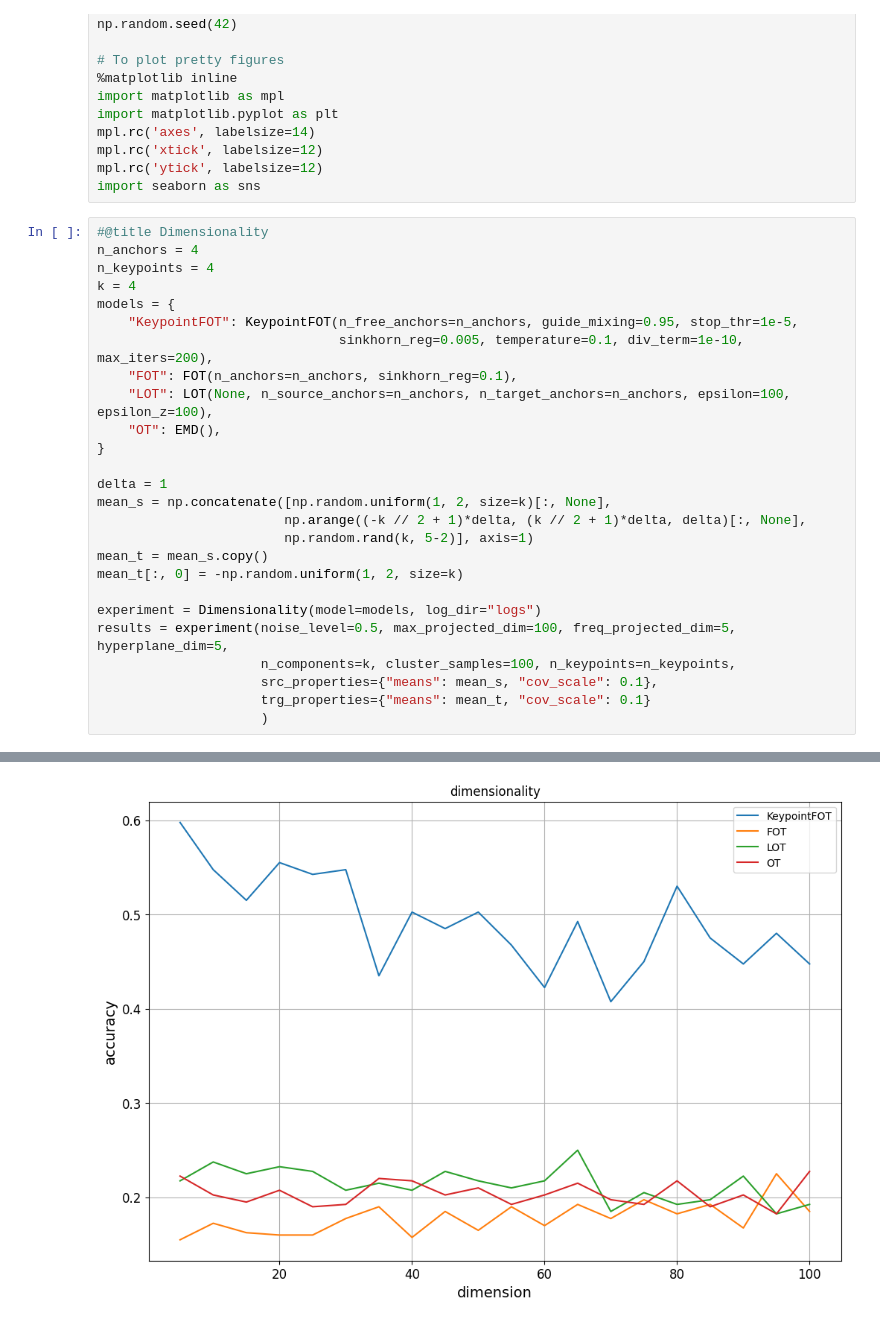
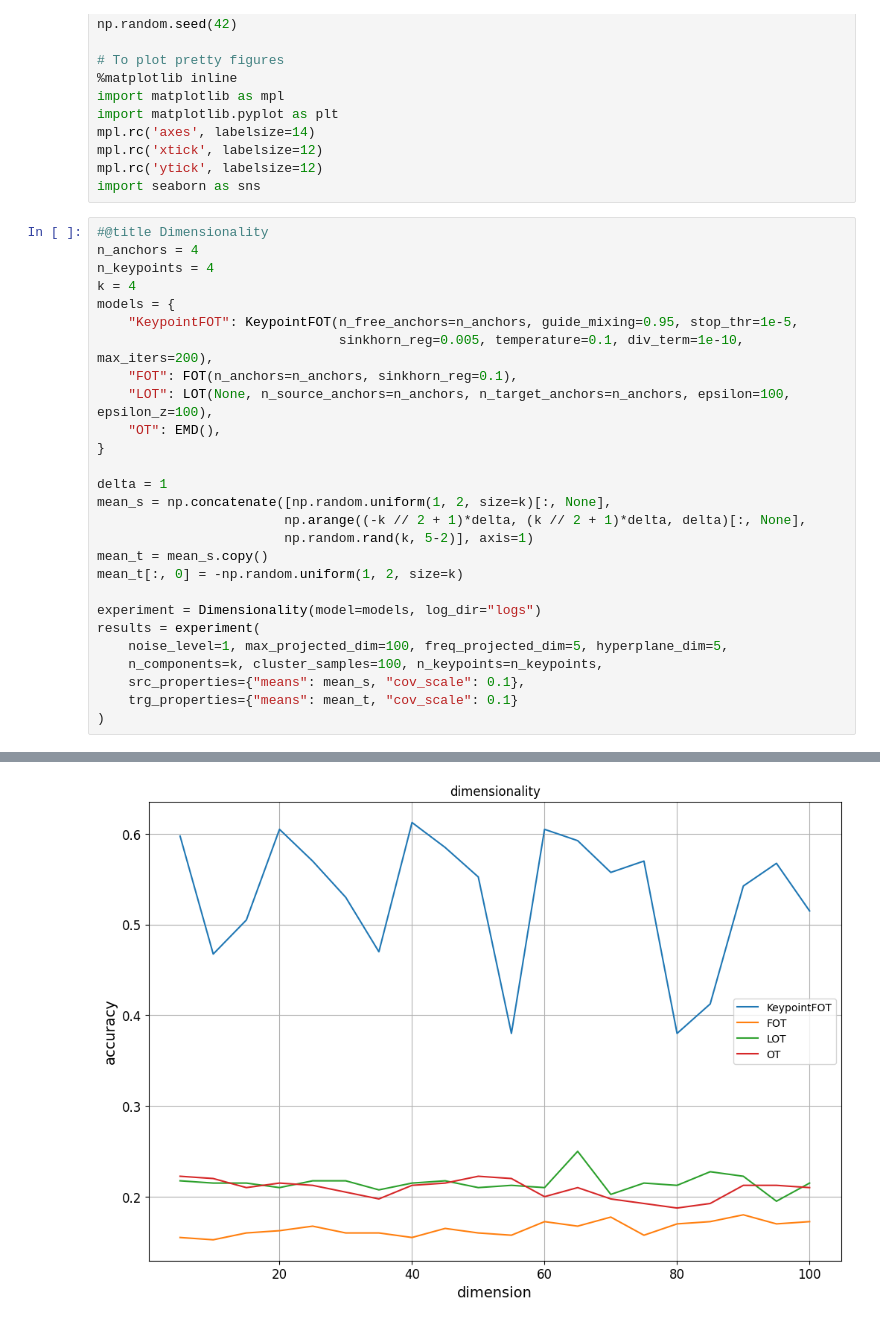
Before and after one commit to minhngt62/ot-kpgf, a Jupyter notebook: notebooks/robustness.ipynb, the cells around one changed output, grey strips where cells are left out. Saved outputs shown, nothing was run; the diff lists cells and outputs as text.

Commit message:
Adjust and re-experiment the robustness

```diff
--- a/notebooks/robustness.ipynb
+++ b/notebooks/robustness.ipynb
@@ -59,9 +59,10 @@ mean_t = mean_s.copy()
 mean_t[:, 0] = -np.random.uniform(1, 2, size=k)
 
 experiment = Dimensionality(model=models, log_dir="logs")
-results = experiment(noise_level=0.5, max_projected_dim=100, freq_projected_dim=5, hyperplane_dim=5,
-                     n_components=k, cluster_samples=100, n_keypoints=n_keypoints,
-                     src_properties={"means": mean_s, "cov_scale": 0.1},
-                     trg_properties={"means": mean_t, "cov_scale": 0.1}
-                     )
+results = experiment(
+    noise_level=1, max_projected_dim=100, freq_projected_dim=5, hyperplane_dim=5,
+    n_components=k, cluster_samples=100, n_keypoints=n_keypoints,
+    src_properties={"means": mean_s, "cov_scale": 0.1},
+    trg_properties={"means": mean_t, "cov_scale": 0.1}
+)
 # %% [output]
@@ -88,4 +89,4 @@ Dimension: 100, Accuracy: {'KeypointFOT': 0.4475, 'FOT': 0.185, 'LOT': 0.1925, '
-[figure, old version]
+[figure, new version]
 # %%
 #@title Outlier rate
 n_anchors = 4
```
Also changed, not shown: parts of 3 cells of this notebook, 7 other files.
